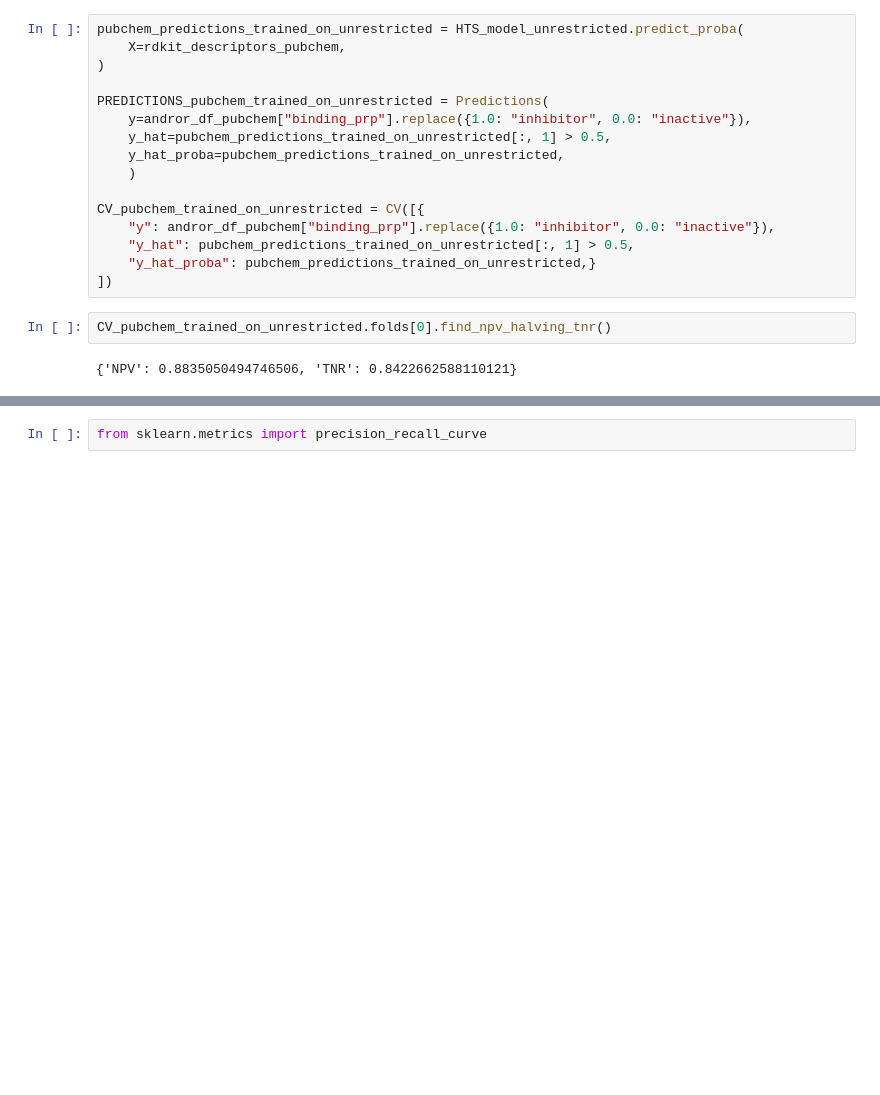
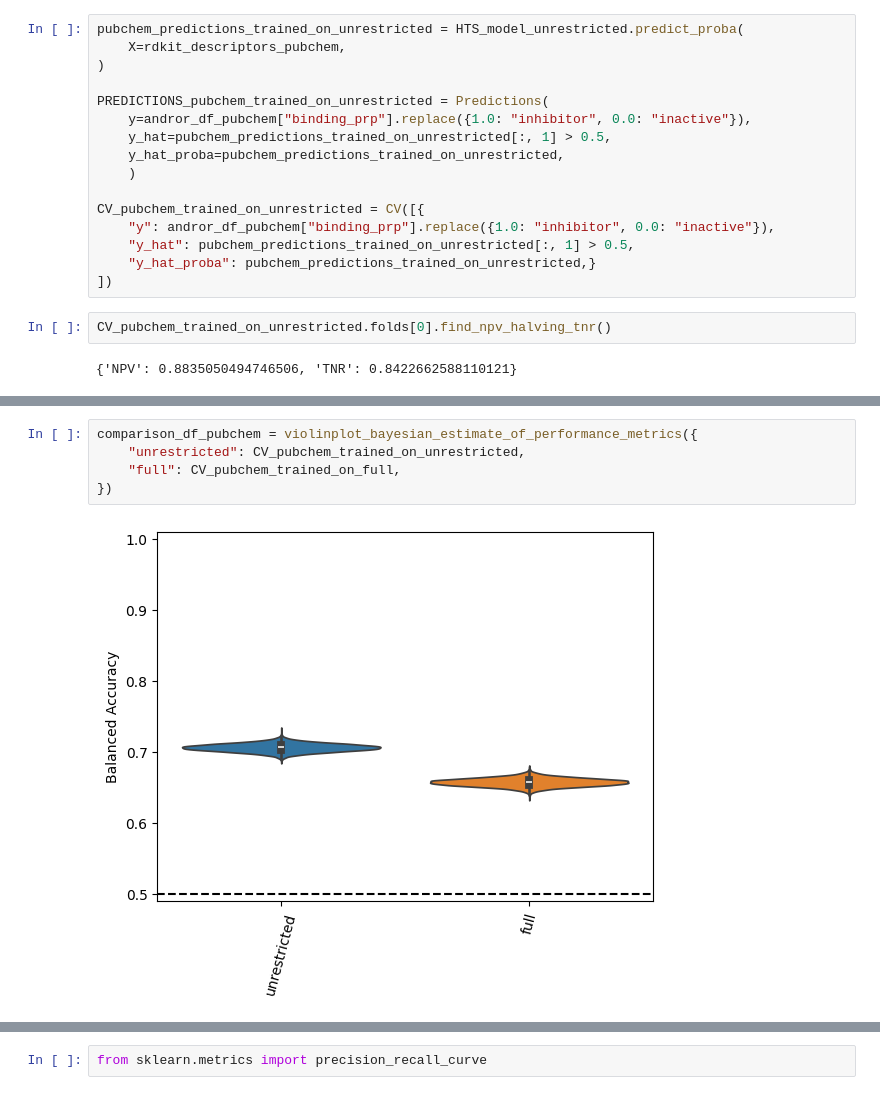
Before and after one commit to niklastoetsch/CS-SMol-AndroR-model-publication, a Jupyter notebook: CoMPARA_and_PubChem_predictions.ipynb, the cells around one changed output, grey strips where cells are left out. Cells and saved outputs as stored; diff of their text form; blank space fills up the shorter version.

```diff
--- a/CoMPARA_and_PubChem_predictions.ipynb
+++ b/CoMPARA_and_PubChem_predictions.ipynb
@@ -400 +258,8 @@ comparison_df.to_csv(f"pubchem_bayesian_{sel_metric}_estimates.csv")
+# %%
+comparison_df_pubchem = violinplot_bayesian_estimate_of_performance_metrics({
+    "unrestricted": CV_pubchem_trained_on_unrestricted,
+    "full": CV_pubchem_trained_on_full,
+})
+# %% [output]
+[figure, added]
 # %%
```
Also changed, not shown: parts of 43 cells of this notebook.
